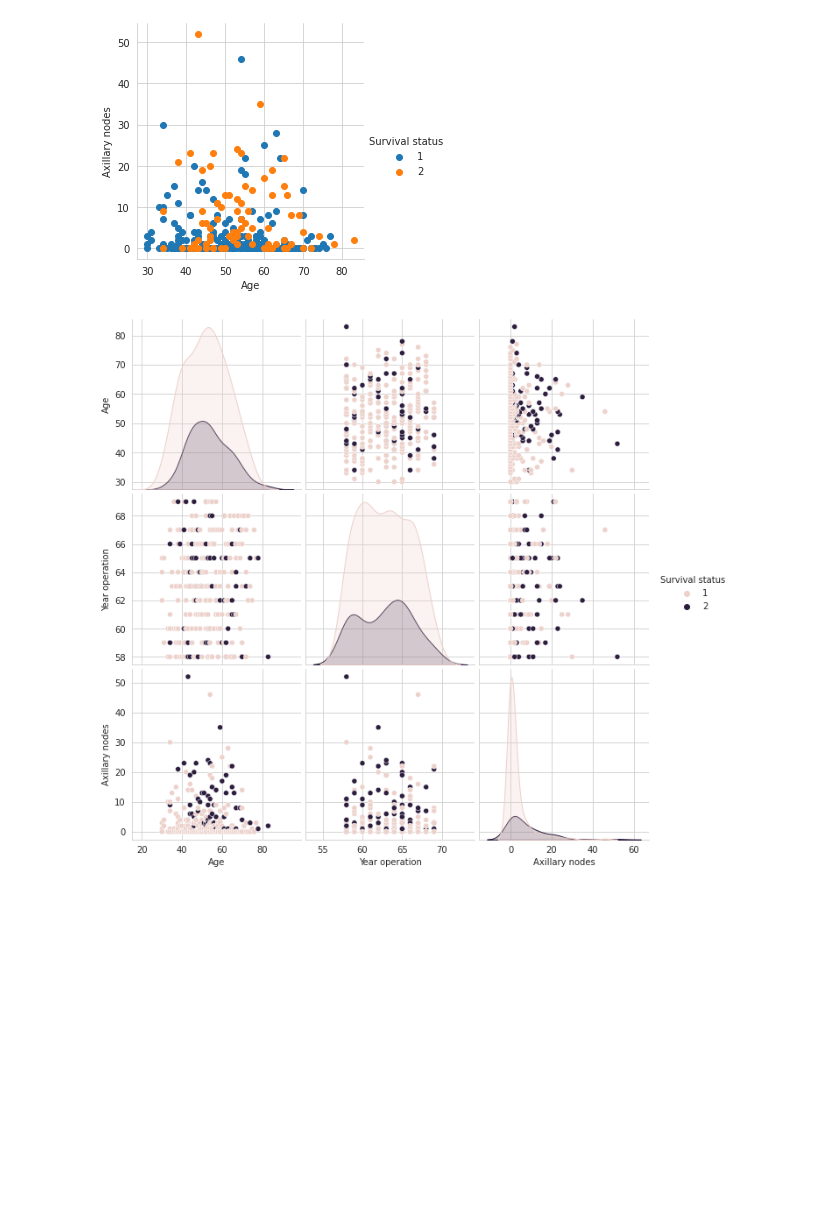
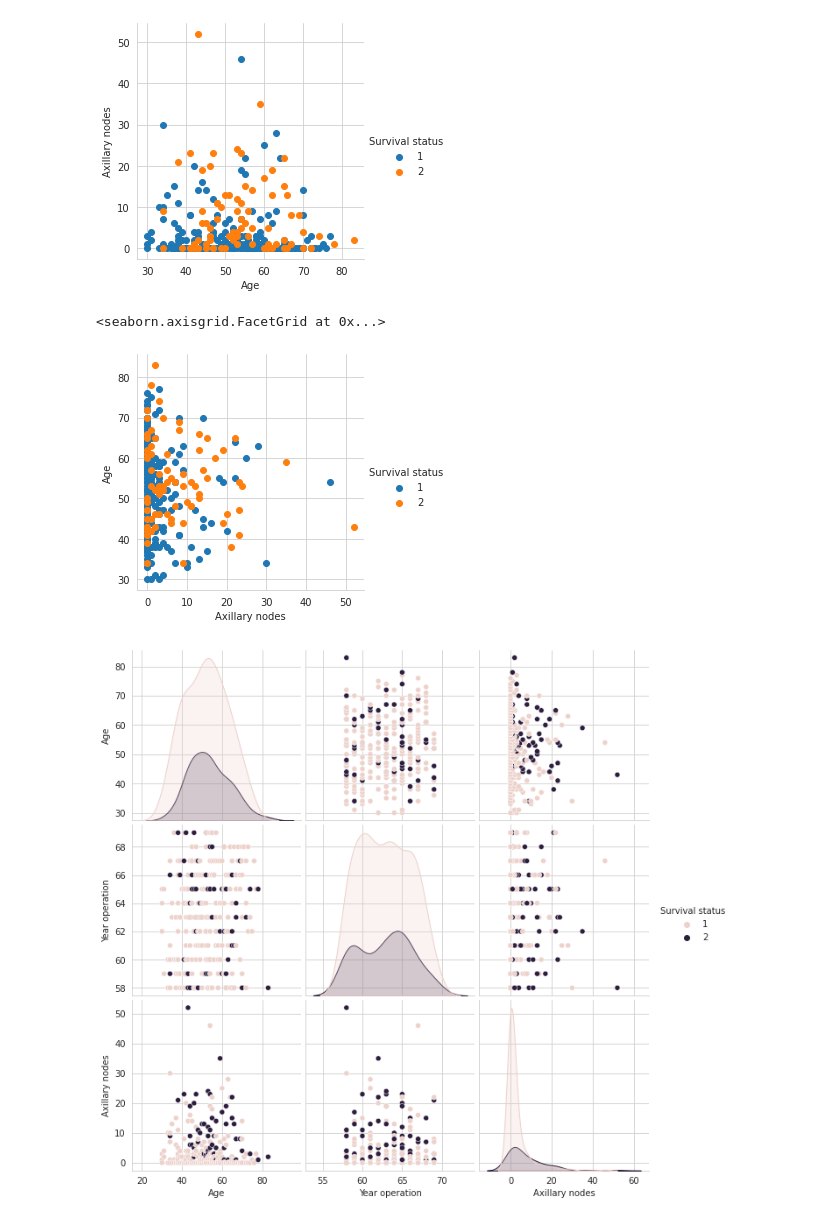
Before and after one commit to chaidosa/Devops_-_Python, a Jupyter notebook: Analysis/haberman_analysis.ipynb, the cells around one changed output. Drawn from its saved outputs; the diff is of its cells as text; code cells hidden in the pictures; blank space fills up the shorter version.

```diff
--- a/Analysis/haberman_analysis.ipynb
+++ b/Analysis/haberman_analysis.ipynb
@@ -62,6 +76,13 @@ sns.FacetGrid(df, hue = 'Survival status', height = 4) \
 # %% [output]
 <seaborn.axisgrid.FacetGrid at 0x...>
 [figure]
+# %%
+sns.set_style('whitegrid')
+sns.FacetGrid(df, hue = 'Survival status', height = 4) \
+.map(plt.scatter,'Axillary nodes', 'Age').add_legend()
+# %% [output]
+<seaborn.axisgrid.FacetGrid at 0x...>
+[figure, added]
 # %%
 plt.close()
 sns.set_style('whitegrid')
```
Also changed, not shown: parts of 19 cells of this notebook.
